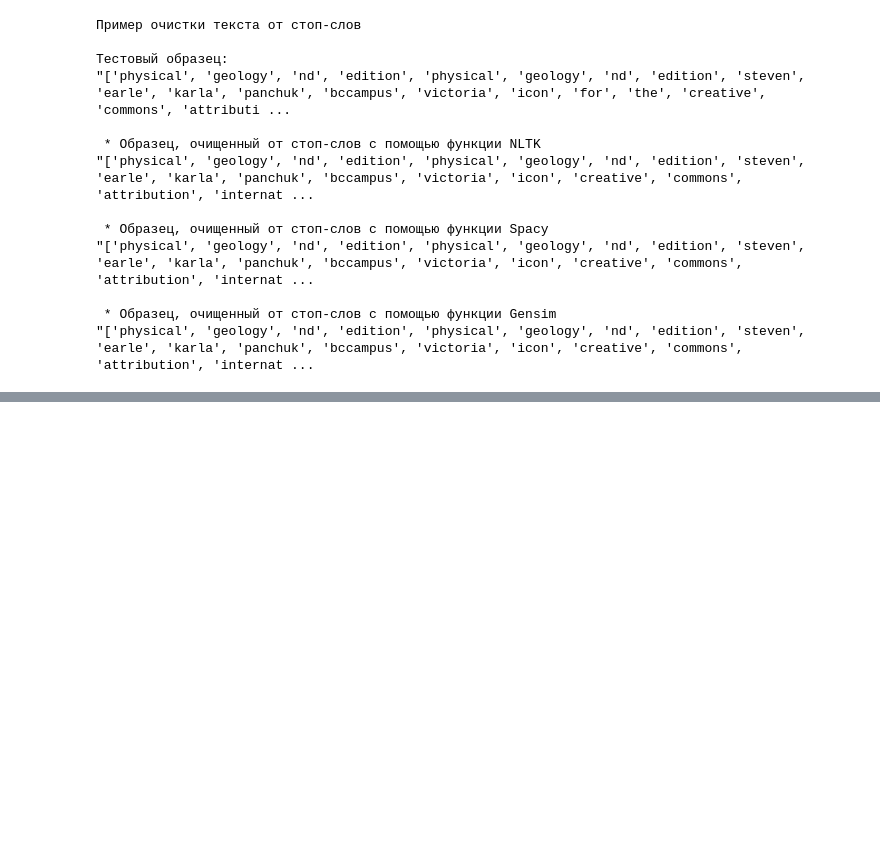
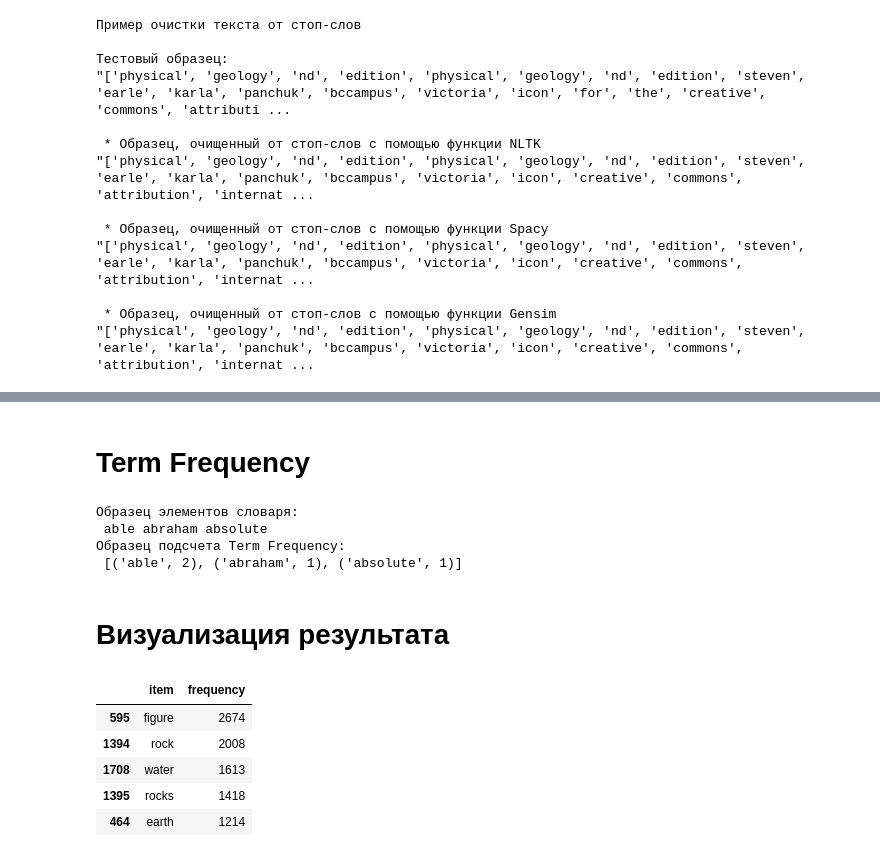
Before and after one commit to vifirsanova/OCR_Glossary, a Jupyter notebook: workbook_collocations.ipynb, the cells around one changed output, grey strips where cells are left out. Cells and saved outputs as stored; diff of their text form; code cells hidden in the pictures; blank space fills up the shorter version.

```diff
--- a/workbook_collocations.ipynb
+++ b/workbook_collocations.ipynb
@@ -326,0 +385,45 @@ print(f'Пример очистки текста от стоп-слов\n\n{Fore
+# %% [markdown]
+# Term Frequency
+# %%
+# создание биграммного словаря с помощью gensim.corpora
+id2word = Dictionary(bigrams)
+
+# TF: подсчет частоты встречаемости элементов в корпусе
+corpus = [id2word.doc2bow(text) for text in bigrams]
+tf = [[(id2word[id], freq) for id, freq in cp] for cp in corpus]
+
+print(f"{Fore.RED}Образец элементов словаря:{Style.RESET_ALL}\n", id2word[0], id2word[1], id2word[2])
+print(f"{Fore.RED}Образец подсчета Term Frequency:{Style.RESET_ALL}\n", tf[0][:3])
+# %% [output]
+Образец элементов словаря:
+ able abraham absolute
+Образец подсчета Term Frequency:
+ [('able', 2), ('abraham', 1), ('absolute', 1)]
+# %% [markdown]
+# Визуализация результата
+# %%
+# сортировка элементов,
+# добавляем все, что подсчитали, в общий список
+to_sort  = []
+for elem in tf:
+  for x in elem:
+    to_sort.append(x)
+
+# создаем частотный словарь
+freq_dict = dict()
+for i in to_sort:
+    if i[0] not in freq_dict:
+        freq_dict[i[0]] = i[1]
+    else:
+        freq_dict[i[0]] += i[1]
+
+# создаем DataFrame с результатами работы
+df = pd.DataFrame(freq_dict.items(), columns=['item', 'frequency']).sort_values(by=['frequency'], ascending=False)
+df.head()
+# %% [output]
+|  | item | frequency |
+| 595 | figure | 2674 |
+| 1394 | rock | 2008 |
+| 1708 | water | 1613 |
+| 1395 | rocks | 1418 |
+| 464 | earth | 1214 |
```
Also changed, not shown: parts of 11 cells of this notebook.
